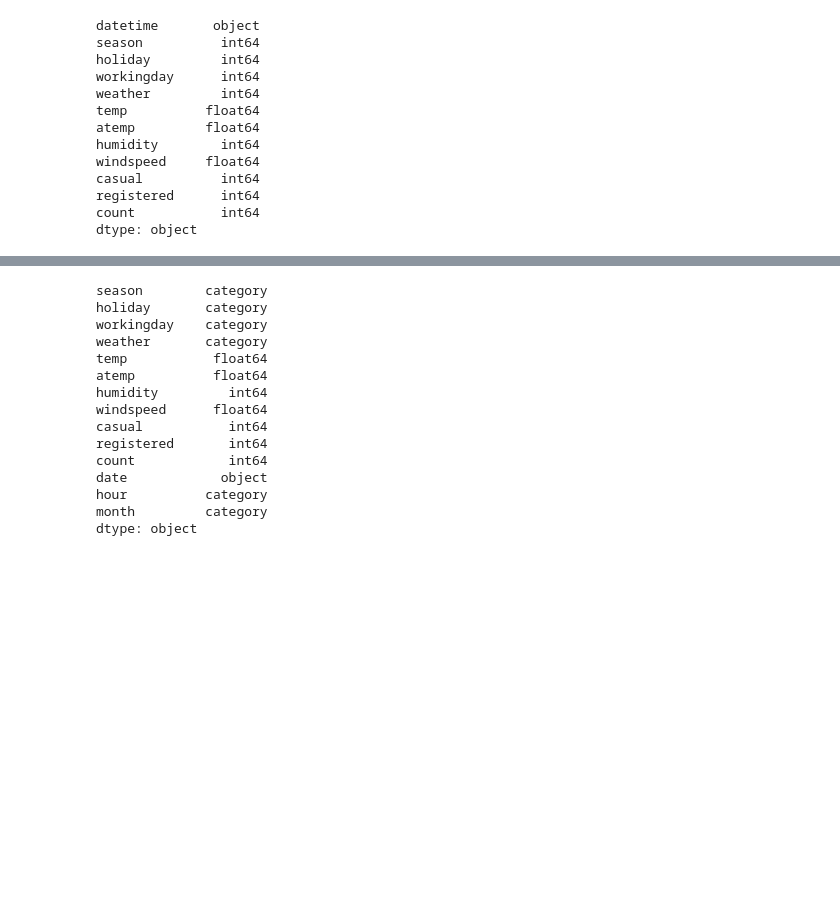
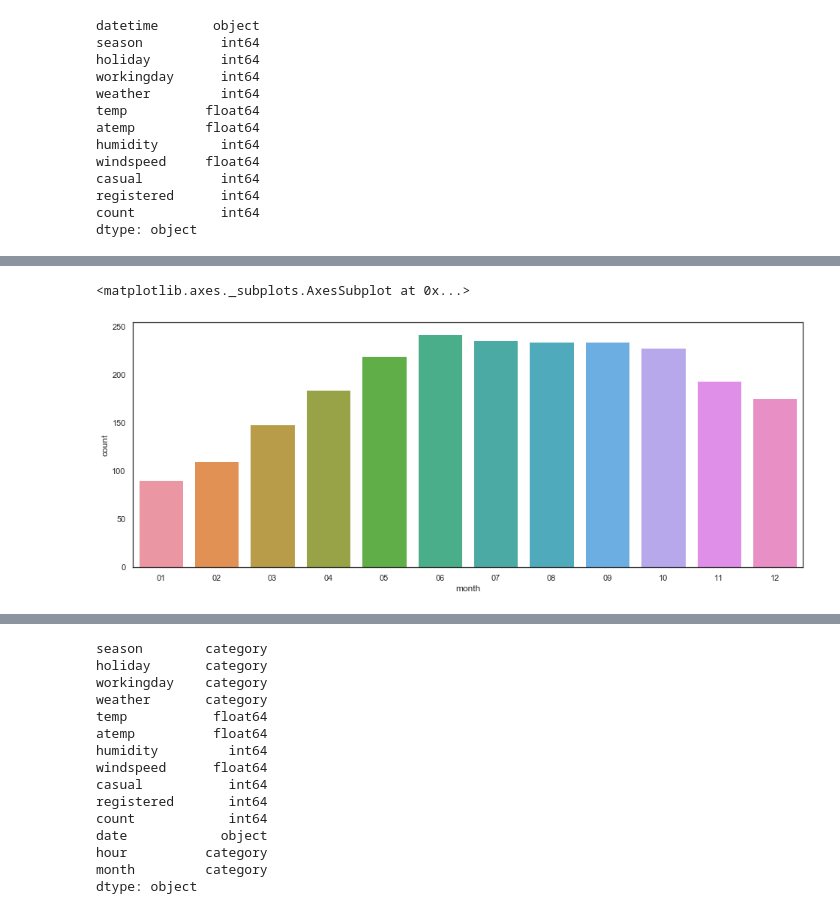
Before and after one commit to LevanAGit/bikeshare_timeseries_analysis, a Jupyter notebook: bikeshare_timeseries_analysis.ipynb, the cells around one changed output, grey strips where cells are left out. Drawn from its saved outputs; the diff is of its cells as text; code cells hidden in the pictures; blank space fills up the shorter version.

```diff
--- a/bikeshare_timeseries_analysis.ipynb
+++ b/bikeshare_timeseries_analysis.ipynb
@@ -126,3 +139,11 @@ sns.boxplot(x=df['month'], y=df['count'],
+# %%
+plt.figure(figsize=(16, 6))
+dfmonth = pd.DataFrame(df.groupby("month")["count"].mean()).reset_index()
+sns.barplot(x="month", y="count",
+           data=dfmonth)
+# %% [output]
+<matplotlib.axes._subplots.AxesSubplot at 0x...>
+[figure, added]
 # %%
 #a lot of outliers each month
 # %%
```
Also changed, not shown: parts of 15 cells of this notebook.
